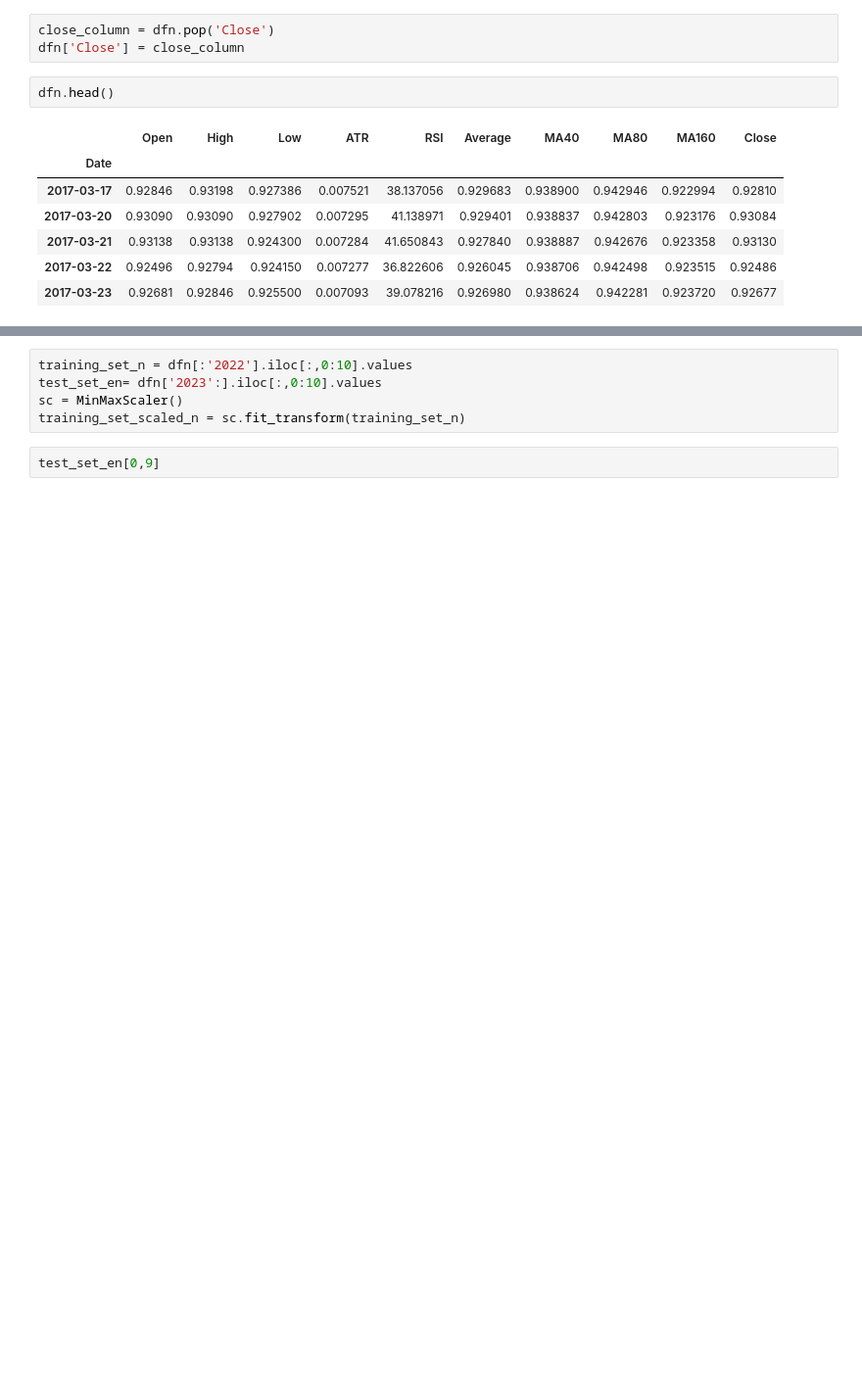
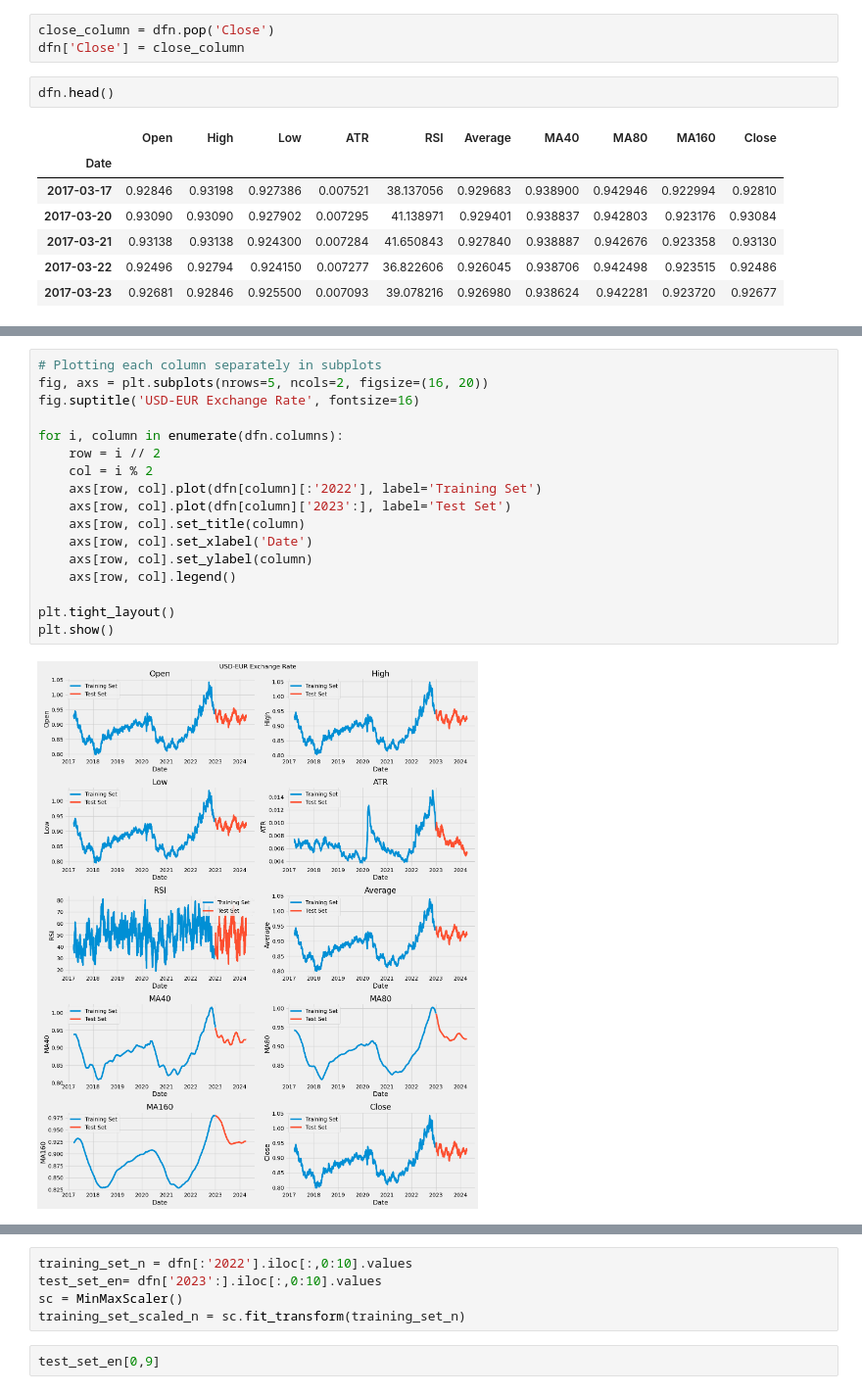
Before and after one commit to SHAKyMLRepo/-Project-10-Forex-Prediction-using-LSTM, a Jupyter notebook: ForexPredictionWIthLSTMs.ipynb, the cells around one changed output, grey strips where cells are left out. Shown at 98% size. Drawn from its saved outputs; the diff is of its cells as text; blank space fills up the shorter version.

```diff
--- a/ForexPredictionWIthLSTMs.ipynb
+++ b/ForexPredictionWIthLSTMs.ipynb
@@ -618,3 +635,22 @@ dfn.head()
+# %%
+# Plotting each column separately in subplots
+fig, axs = plt.subplots(nrows=5, ncols=2, figsize=(16, 20))
+fig.suptitle('USD-EUR Exchange Rate', fontsize=16)
+
+for i, column in enumerate(dfn.columns):
+    row = i // 2
+    col = i % 2
+    axs[row, col].plot(dfn[column][:'2022'], label='Training Set')
+    axs[row, col].plot(dfn[column]['2023':], label='Test Set')
+    axs[row, col].set_title(column)
+    axs[row, col].set_xlabel('Date')
+    axs[row, col].set_ylabel(column)
+    axs[row, col].legend()
+
+plt.tight_layout()
+plt.show()
+# %% [output]
+[figure, added]
 # %%
 dfn['2023':].iloc[:,0:9]
 # %% [output]
```
Also changed, not shown: parts of 60 cells of this notebook, 1 other file.
